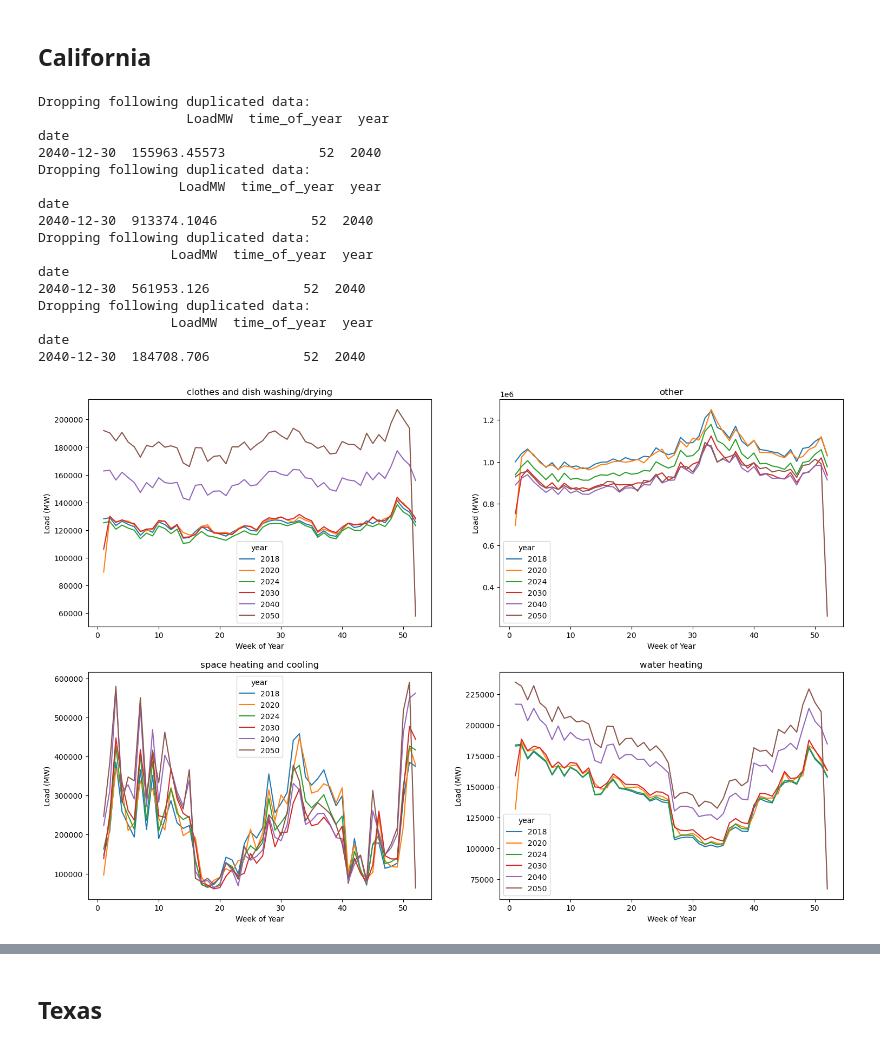
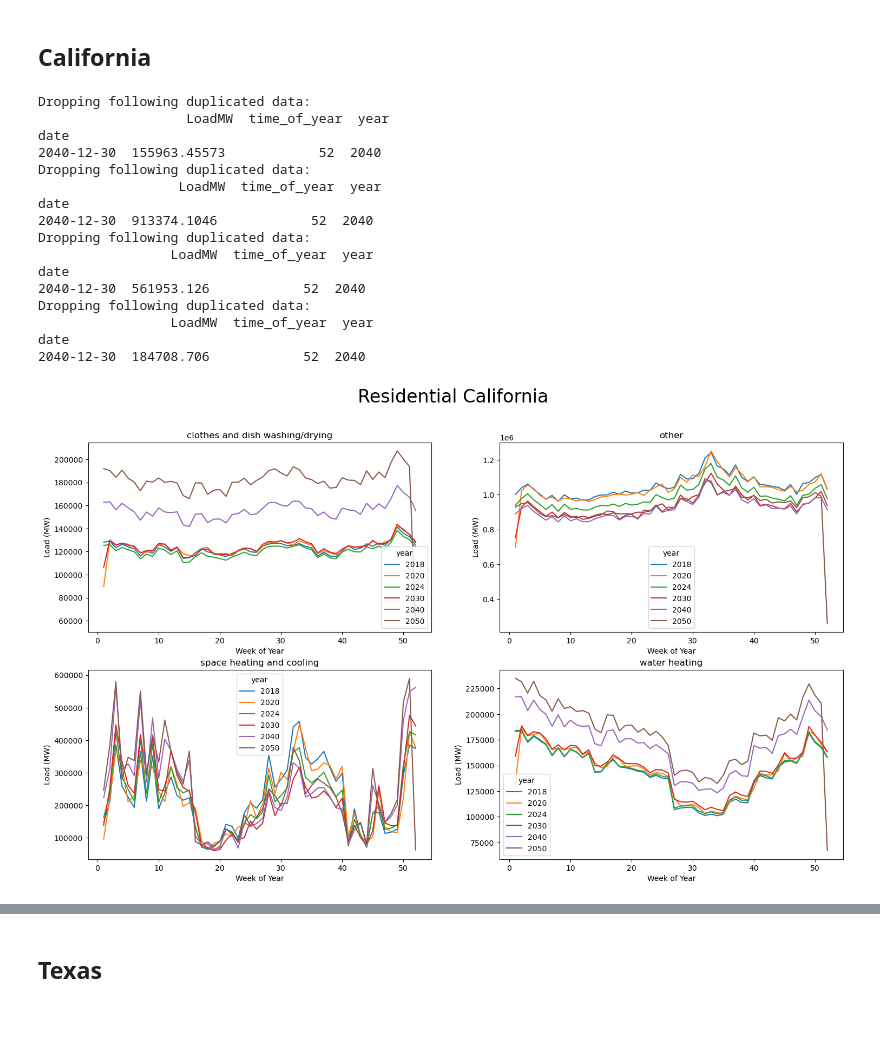
Before and after one commit to PyPSA/pypsa-usa, a Jupyter notebook: workflow/notebooks/efs.ipynb, the cells around one changed output, grey strips where cells are left out. Saved outputs shown, nothing was run; the diff lists cells and outputs as text; code cells hidden in the pictures; blank space fills up the shorter version.

Commit message:
update plots

```diff
--- a/workflow/notebooks/efs.ipynb
+++ b/workflow/notebooks/efs.ipynb
@@ -136,31 +136,36 @@ def filter_and_plot(df, plot_by_subsector = False, **kwargs):
         fig, ax = plt.subplots(nrows=1, ncols=1, figsize=figsize)
         resampled = resample_efs(df[["Year","LocalHourID","LoadMW"]], resample=resample)
         plot_efs(resampled, ax, resample, years)
+
+    if title:
+        fig.suptitle(title, fontsize=24)
 # %% [markdown]
 # High Rapid
 # %%
 csv = "EFSLoadProfile_High_Rapid.csv"
 df = read_efs(csv)
+# %%
+FIGSIZE = (18, 10)
 # %% [markdown]
 ## California
 # %%
-filter_and_plot(df, sector="Residential", state="CA", resample="W", figsize = (18, 12), plot_by_subsector=True)
+filter_and_plot(df, sector="Residential", state="CA", resample="W", figsize=FIGSIZE, plot_by_subsector=True, title="Residential California")
 # %% [output]
 Dropping following duplicated data:
                    LoadMW  time_of_year  year
 date
 2040-12-30  155963.45573            52  2040
 Dropping following duplicated data:
                   LoadMW  time_of_year  year
 date
 2040-12-30  913374.1046            52  2040
 Dropping following duplicated data:
                  LoadMW  time_of_year  year
 date
 2040-12-30  561953.126            52  2040
 Dropping following duplicated data:
                  LoadMW  time_of_year  year
 date
 2040-12-30  184708.706            52  2040
-[figure, old version]
+[figure, new version]
 # %%
```
Also changed, not shown: parts of 11 cells of this notebook.
